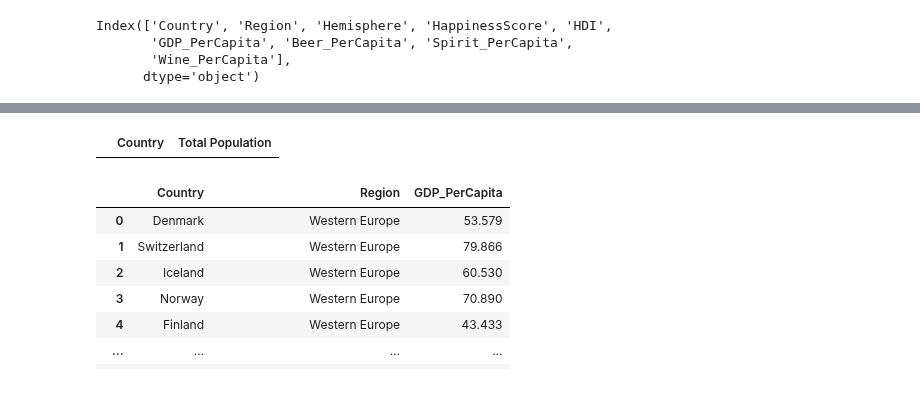
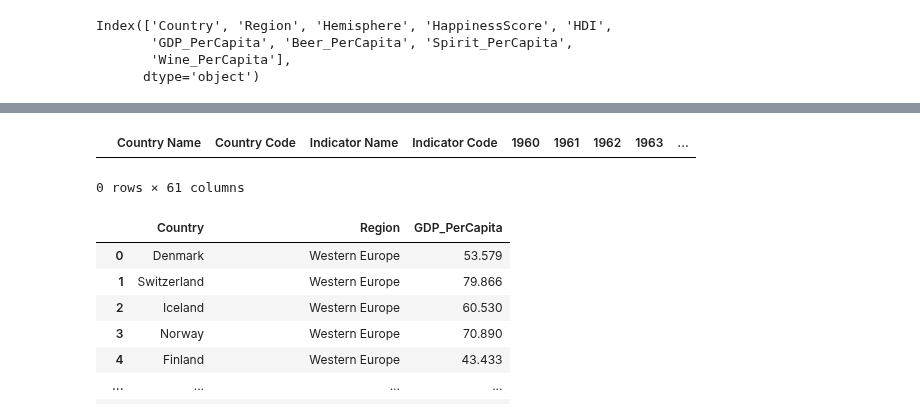
Before and after one commit to mattcaseycpa/project1, a Jupyter notebook: project.ipynb, the cells around one changed output, grey strips where cells are left out. Saved outputs shown, nothing was run; the diff lists cells and outputs as text; code cells hidden in the pictures.

Commit message:
Population data be gone

```diff
--- a/project.ipynb
+++ b/project.ipynb
@@ -73,7 +73,6 @@ Index(['Country', 'Region', 'Hemisphere', 'HappinessScore', 'HDI',
       dtype='object')
 # %%
 #importing Population Data
-population_df=pd.read_csv("Data/Population Data/Population_total.csv")
-population_df.head()
-# population_df.dropna
+population_df=pd.read_csv("Data/Population Data/country_population.csv")
+population_df.head(10)
 # %% [output]
@@ -81,33 +103,34 @@ FileNotFoundError: [Errno 2] No such file or directory: '../Data/Population Data
 # %%
 #we only want the data from the following countries
 selected_countries={"Country":['Denmark', 'Switzerland', 'Iceland', 'Norway', 'Finland', 'Canada',
        'Netherlands', 'New Zealand', 'Australia', 'Sweden', 'Israel',
        'Austria', 'United States', 'Costa Rica', 'Germany', 'Brazil',
        'Belgium', 'Ireland', 'Luxembourg', 'Mexico', 'Singapore',
        'United Kingdom', 'Chile', 'Panama', 'Argentina', 'Czech Republic',
        'United Arab Emirates', 'Uruguay', 'Malta', 'Colombia', 'France',
        'Thailand', 'Qatar', 'Spain', 'Guatemala', 'Suriname', 'Bahrain',
        'Trinidad and Tobago', 'Venezuela', 'Slovakia', 'El Salvador',
        'Nicaragua', 'Uzbekistan', 'Italy', 'Ecuador', 'Belize', 'Japan',
        'Kazakhstan', 'Moldova', 'Russian Federation', 'Poland',
        'South Korea', 'Bolivia', 'Lithuania', 'Belarus', 'Slovenia',
        'Peru', 'Turkmenistan', 'Mauritius', 'Latvia', 'Cyprus',
        'Paraguay', 'Romania', 'Estonia', 'Jamaica', 'Croatia', 'Turkey',
        'Jordan', 'Azerbaijan', 'Philippines', 'China', 'Kyrgyzstan',
        'Serbia', 'Bosnia and Herzegovina', 'Montenegro',
        'Dominican Republic', 'Morocco', 'Hungary', 'Lebanon', 'Portugal',
        'Macedonia', 'Vietnam', 'Tunisia', 'Greece', 'Mongolia', 'Nigeria',
        'Honduras', 'Zambia', 'Albania', 'Sierra Leone', 'Namibia',
        'Cameroon', 'South Africa', 'Egypt', 'Armenia', 'Kenya', 'Ukraine',
        'Ghana', 'Dem. Rep. Congo', 'Georgia', 'Rep. Congo', 'Senegal',
        'Bulgaria', 'Zimbabwe', 'Malawi', 'Gabon', 'Mali', 'Haiti',
        'Botswana', 'Comoros', "Cote d'Ivoire", 'Cambodia', 'Angola',
        'Niger', 'Chad', 'Burkina Faso', 'Madagascar', 'Tanzania',
        'Liberia', 'Benin', 'Togo', 'Syria']}
-filtered_pop_df = population_df[(population_df['Year'] == 2017) & (population_df['Country'].isin(selected_countries))][['Country', 'Total Population']]
+filtered_pop_df = population_df[(population_df['Country Name'].isin(selected_countries))]
 filtered_pop_df.head()
 # %% [output]
-|  | Country | Total Population |
+|  | Country Name | Country Code | Indicator Name | Indicator Code | 1960 | 1961 | 1962 | 1963 | ... |
+0 rows × 61 columns
 # %%
 #Analysing GDP
 gdp_df=data_df[["Country","Region","GDP_PerCapita"]].copy()
```
Also changed, not shown: parts of 2 cells of this notebook, 3 other files.
